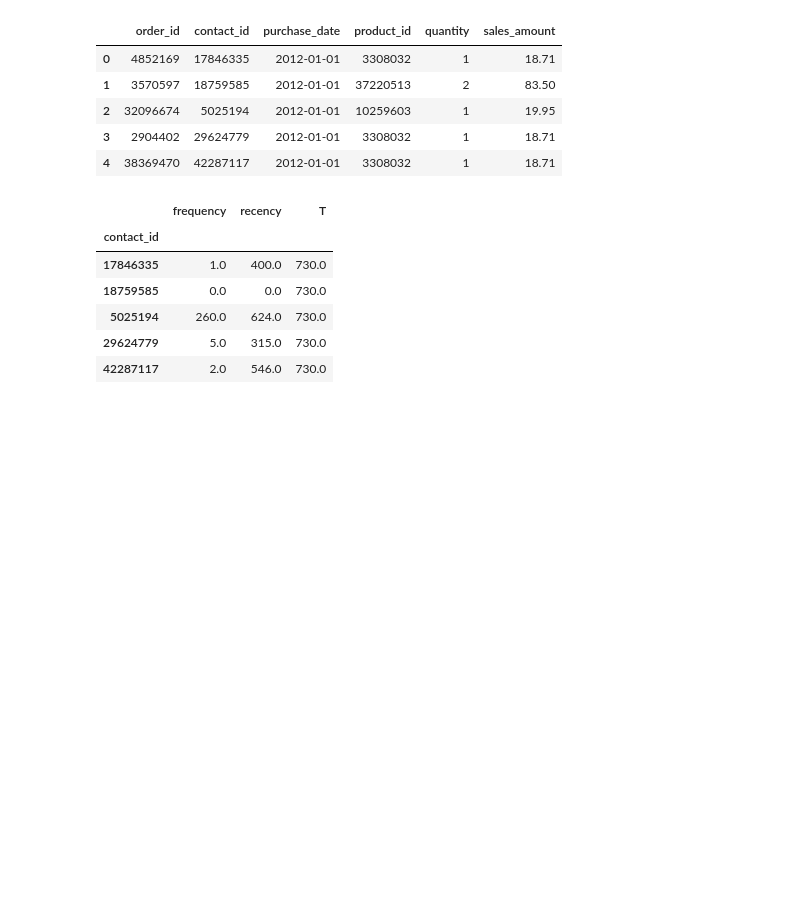
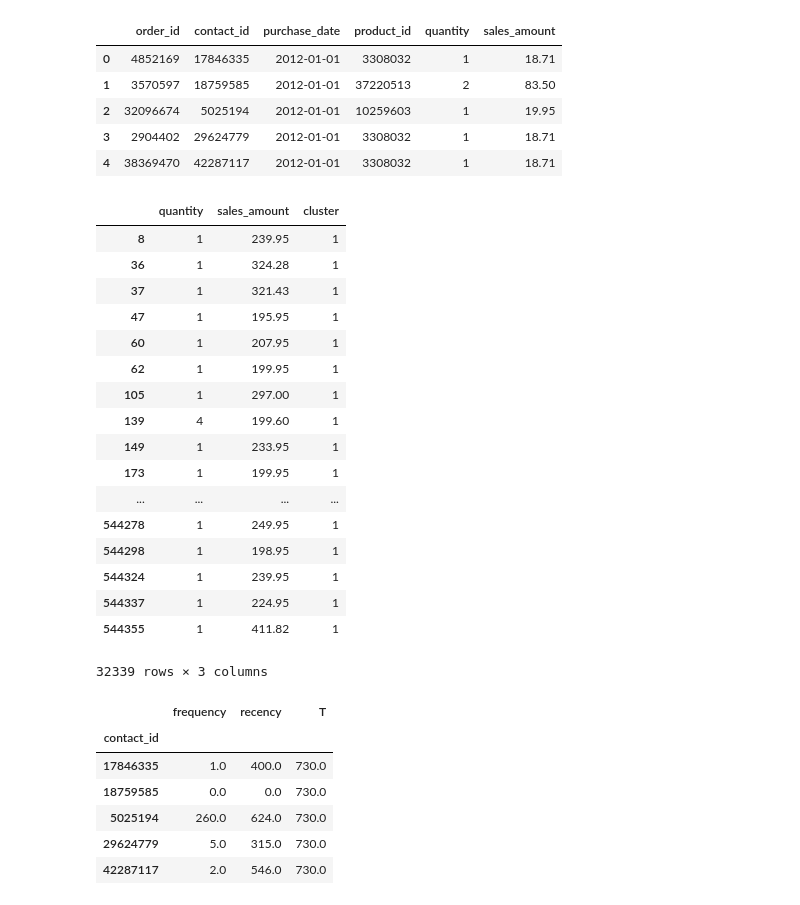
Before and after one commit to tromika/take-home-challenge-old-1, a Jupyter notebook: python/CLV.ipynb, the cells around one changed output. Saved outputs shown, nothing was run; the diff lists cells and outputs as text; code cells hidden in the pictures; blank space fills up the shorter version.

Commit message:
clustering for outlier detection

```diff
--- a/python/CLV.ipynb
+++ b/python/CLV.ipynb
@@ -40,6 +40,35 @@ data.head()
 | 2 | 32096674 | 5025194 | 2012-01-01 | 10259603 | 1 | 19.95 |
 | 3 | 2904402 | 29624779 | 2012-01-01 | 3308032 | 1 | 18.71 |
 | 4 | 38369470 | 42287117 | 2012-01-01 | 3308032 | 1 | 18.71 |
+# %%
+from sklearn.cluster import KMeans
+dataCopy = data[['quantity','sales_amount']]
+outliersModel = KMeans(n_clusters=2)
+outliersModelFit = outliersModel.fit(dataCopy)
+# %%
+dataClustered = dataCopy
+dataClustered['cluster'] = outliersModel.predict(dataCopy)
+# %%
+dataClustered[dataClustered.cluster == 1]
+# %% [output]
+|  | quantity | sales_amount | cluster |
+| 8 | 1 | 239.95 | 1 |
+| 36 | 1 | 324.28 | 1 |
+| 37 | 1 | 321.43 | 1 |
+| 47 | 1 | 195.95 | 1 |
+| 60 | 1 | 207.95 | 1 |
+| 62 | 1 | 199.95 | 1 |
+| 105 | 1 | 297.00 | 1 |
+| 139 | 4 | 199.60 | 1 |
+| 149 | 1 | 233.95 | 1 |
+| 173 | 1 | 199.95 | 1 |
+| ... | ... | ... | ... |
+| 544278 | 1 | 249.95 | 1 |
+| 544298 | 1 | 198.95 | 1 |
+| 544324 | 1 | 239.95 | 1 |
+| 544337 | 1 | 224.95 | 1 |
+| 544355 | 1 | 411.82 | 1 |
+32339 rows × 3 columns
 # %%
 inputData = data.groupby(['contact_id', 'order_id'])
 # %%
```
